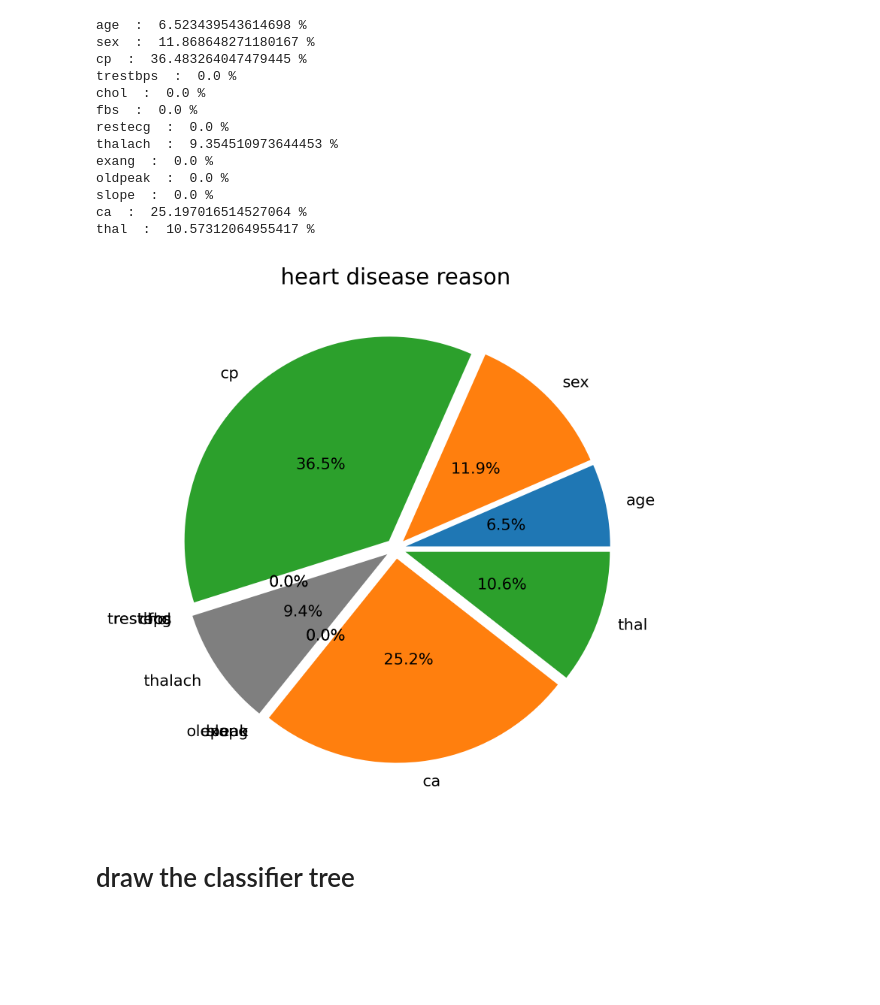
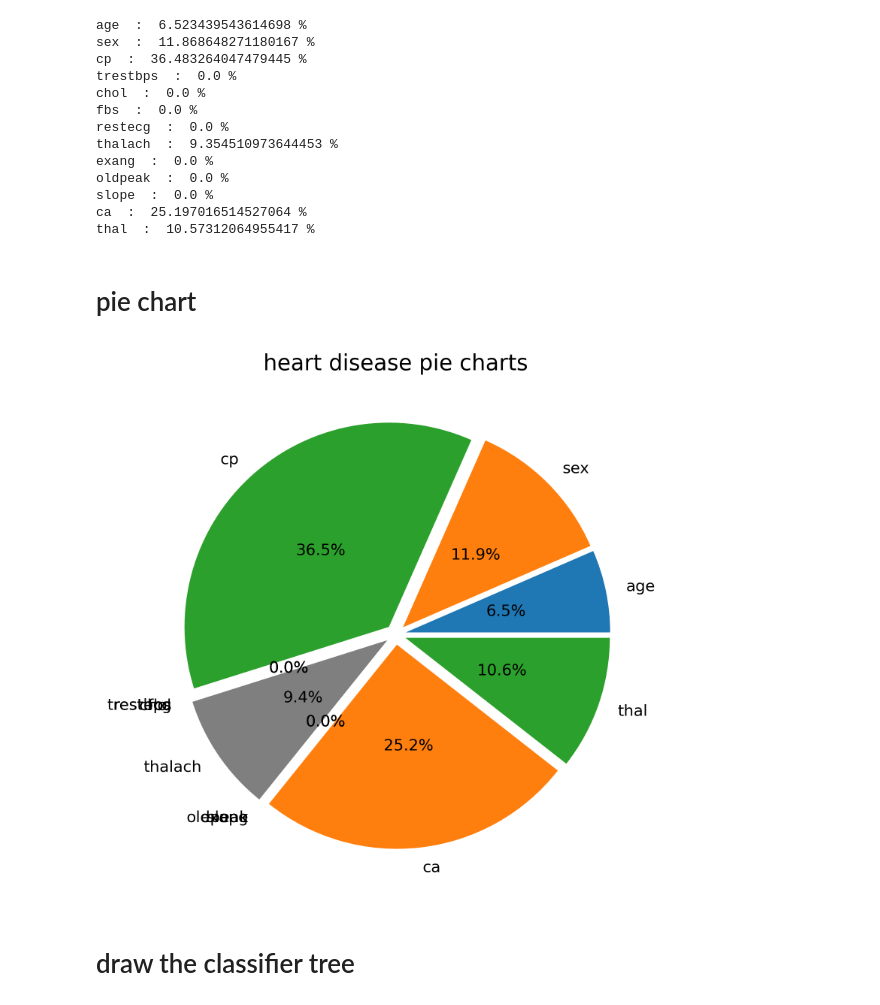
Before and after one commit to moheb432/ML_heart_diseases, a Jupyter notebook: heart_disease_prediction.ipynb, the cells around one changed output. Cells and saved outputs as stored; diff of their text form; code cells hidden in the pictures; blank space fills up the shorter version.

```diff
--- a/heart_disease_prediction.ipynb
+++ b/heart_disease_prediction.ipynb
@@ -13,4 +13,4 @@ import matplotlib.pyplot as plt
 %matplotlib inline
 from sklearn.preprocessing import StandardScaler
 from sklearn.model_selection import GridSearchCV
-data=pd.read_csv(r"C:\Users\Lenovo\Desktop\careee\ML\3-heart disease\dataset.csv")
+data=pd.read_csv(r"C:\Users\Lenovo\Desktop\ML_heart_diseases\dataset.csv")
@@ -70,14 +150,16 @@ oldpeak  :  0.0 %
 slope  :  0.0 %
 ca  :  25.197016514527064 %
 thal  :  10.57312064955417 %
+# %% [markdown]
+# pie chart
 # %%
 pie, ax = plt.subplots(figsize=[6,6])
 labels = t_x.keys()
 plt.pie(x=y, autopct="%.1f%%", explode=[0.05]*len(y), labels=labels, pctdistance=0.5)
-plt.title("heart disease reason", fontsize=14);
+plt.title("heart disease pie charts", fontsize=14);
 pie.savefig("heart disease reason.png")
 # %% [output]
-[figure, old version]
+[figure, new version]
 # %% [markdown]
 # draw the classifier tree
 # %%
```
Also changed, not shown: parts of 5 cells of this notebook.
